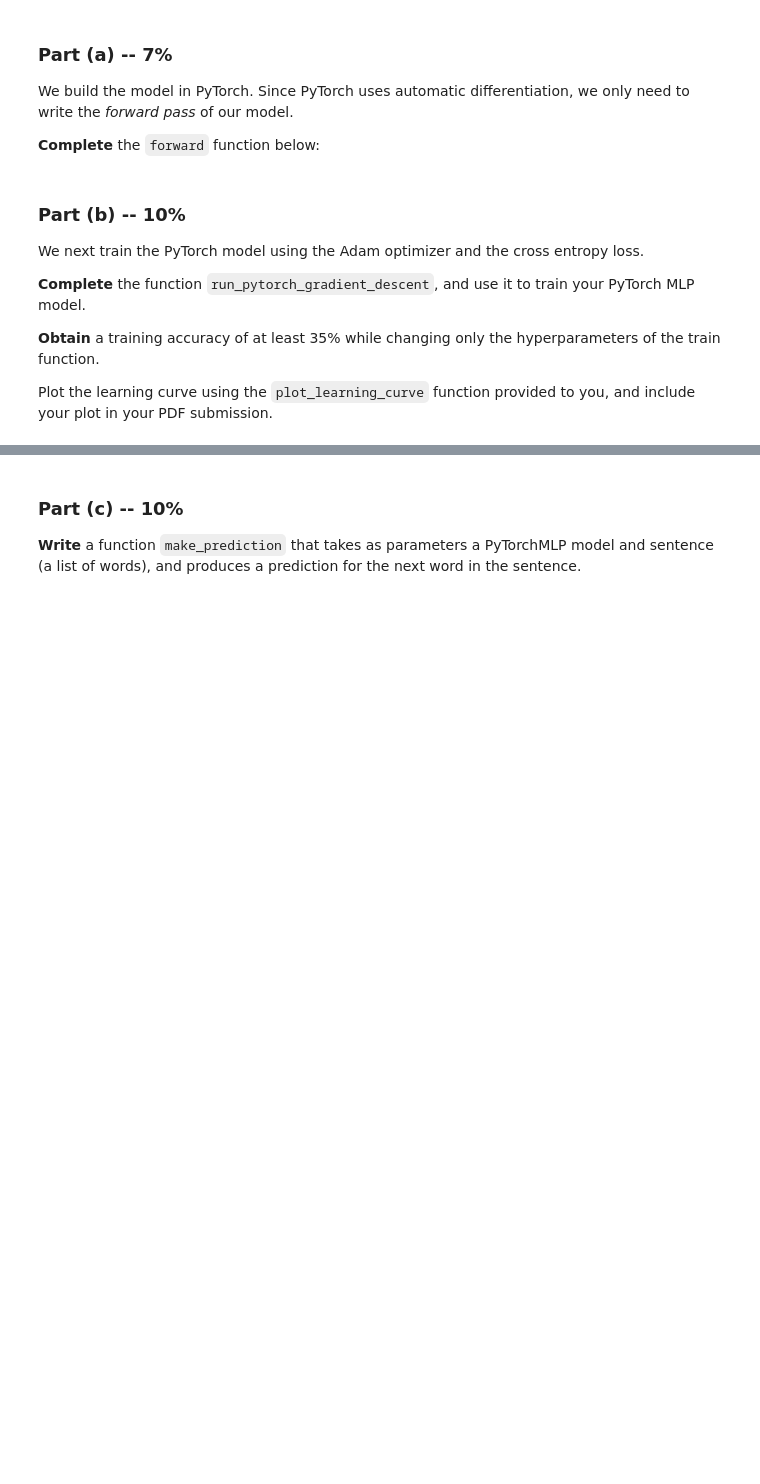
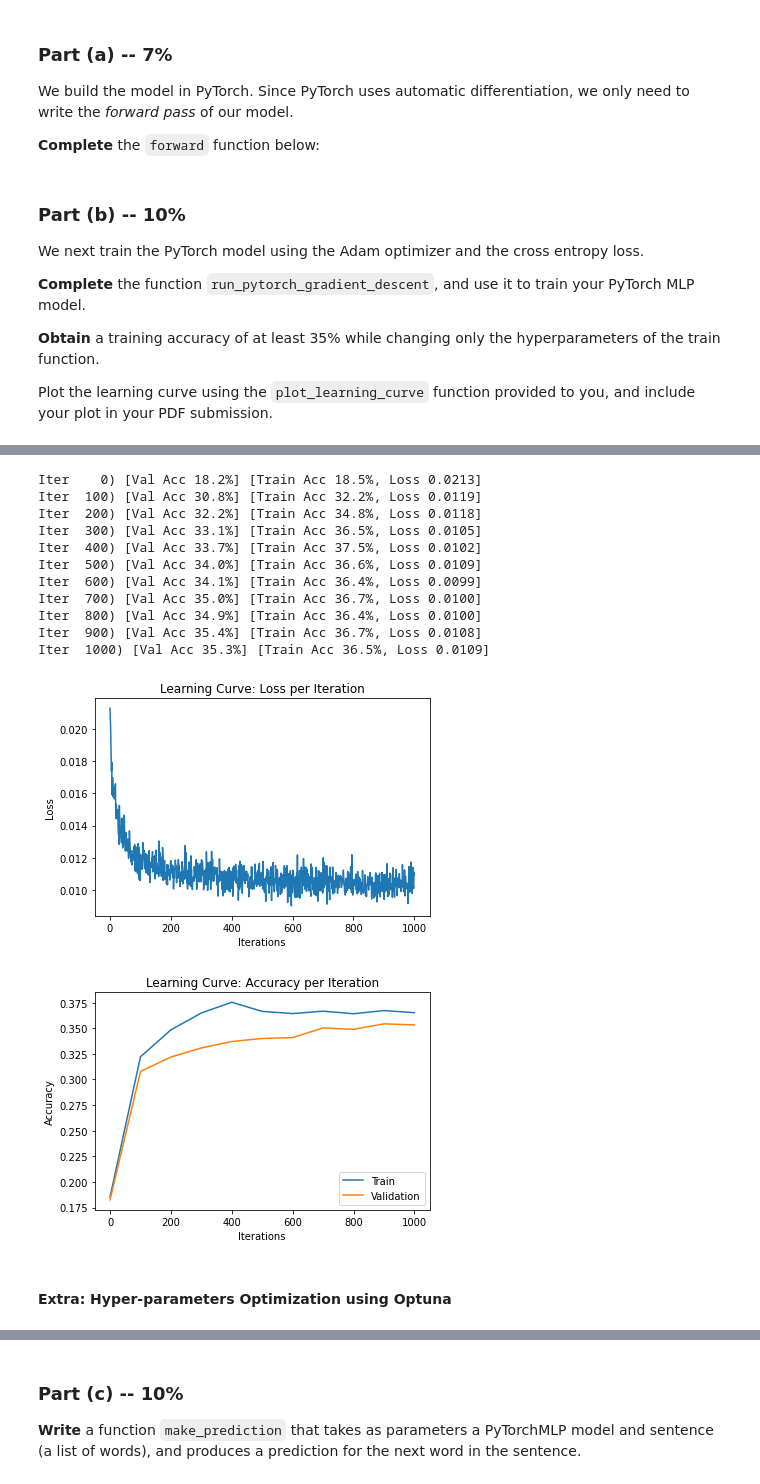
Before and after one commit to DeepLearningAssignments/DeepLearningIntroduction-Shlezinger, a Jupyter notebook: Assignment2_Words_Prediction_OneHot_Embeddings.ipynb, the cells around one changed output, grey strips where cells are left out. Cells and saved outputs as stored; diff of their text form; code cells hidden in the pictures; blank space fills up the shorter version.

```diff
--- a/Assignment2_Words_Prediction_OneHot_Embeddings.ipynb
+++ b/Assignment2_Words_Prediction_OneHot_Embeddings.ipynb
@@ -365,0 +478,22 @@ pytorch_mlp = PyTorchMLP()
+# %%
+pytorch_mlp = PyTorchMLP()
+learning_curve_info = run_pytorch_gradient_descent(pytorch_mlp,
+                                                   max_iters=1000,
+                                                   batch_size=259, learning_rate=0.010514712725214356, weight_decay=2.0619311514127144e-06)
+plot_learning_curve(*learning_curve_info)
+# %% [output]
+Iter    0) [Val Acc 18.2%] [Train Acc 18.5%, Loss 0.0213]
+Iter  100) [Val Acc 30.8%] [Train Acc 32.2%, Loss 0.0119]
+Iter  200) [Val Acc 32.2%] [Train Acc 34.8%, Loss 0.0118]
+Iter  300) [Val Acc 33.1%] [Train Acc 36.5%, Loss 0.0105]
+Iter  400) [Val Acc 33.7%] [Train Acc 37.5%, Loss 0.0102]
+Iter  500) [Val Acc 34.0%] [Train Acc 36.6%, Loss 0.0109]
+Iter  600) [Val Acc 34.1%] [Train Acc 36.4%, Loss 0.0099]
+Iter  700) [Val Acc 35.0%] [Train Acc 36.7%, Loss 0.0100]
+Iter  800) [Val Acc 34.9%] [Train Acc 36.4%, Loss 0.0100]
+Iter  900) [Val Acc 35.4%] [Train Acc 36.7%, Loss 0.0108]
+Iter  1000) [Val Acc 35.3%] [Train Acc 36.5%, Loss 0.0109]
+[figure, added]
+[figure, added]
+# %% [markdown]
+#### Extra: Hyper-parameters Optimization using Optuna
```
Also changed, not shown: parts of 35 cells of this notebook.
